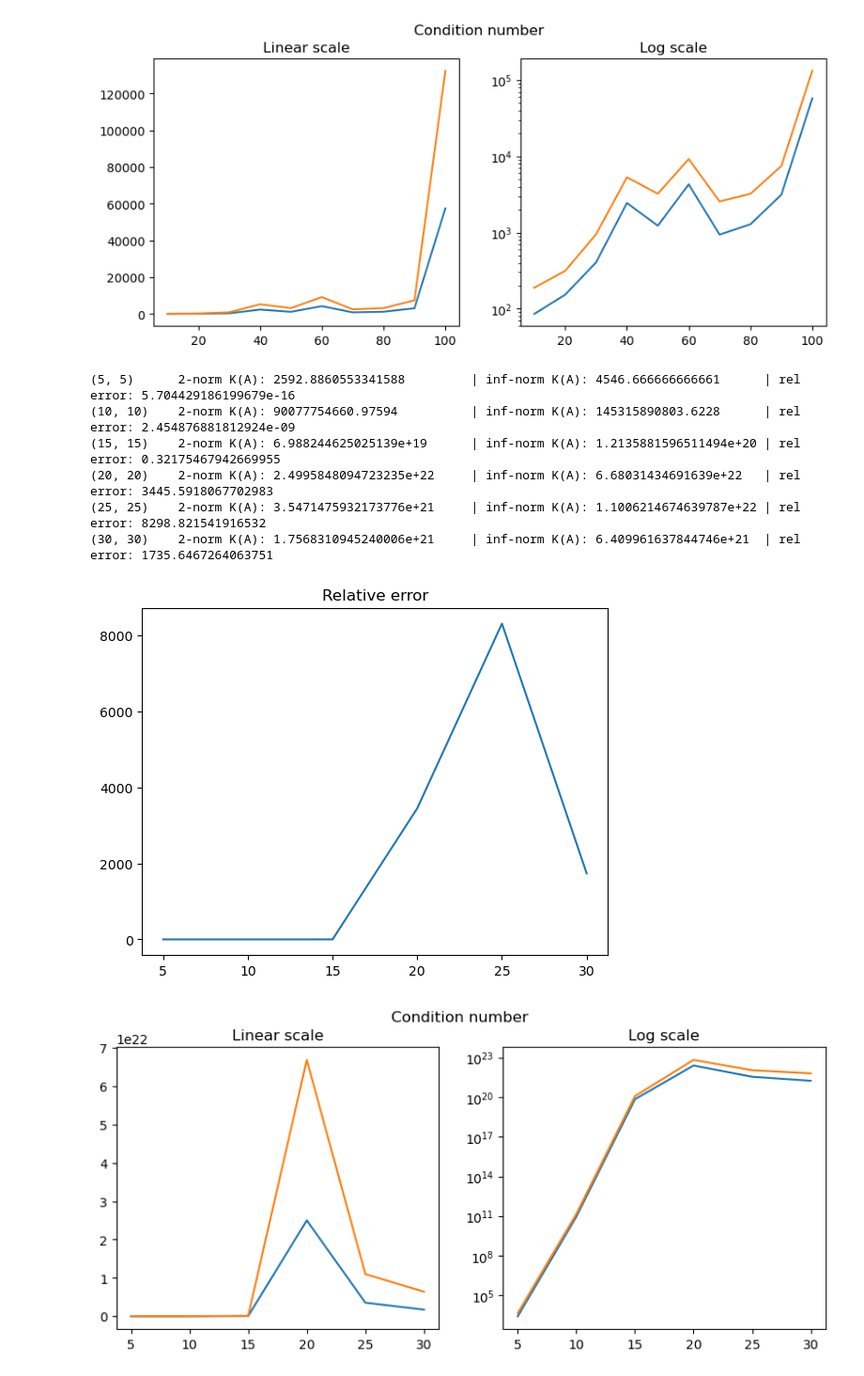
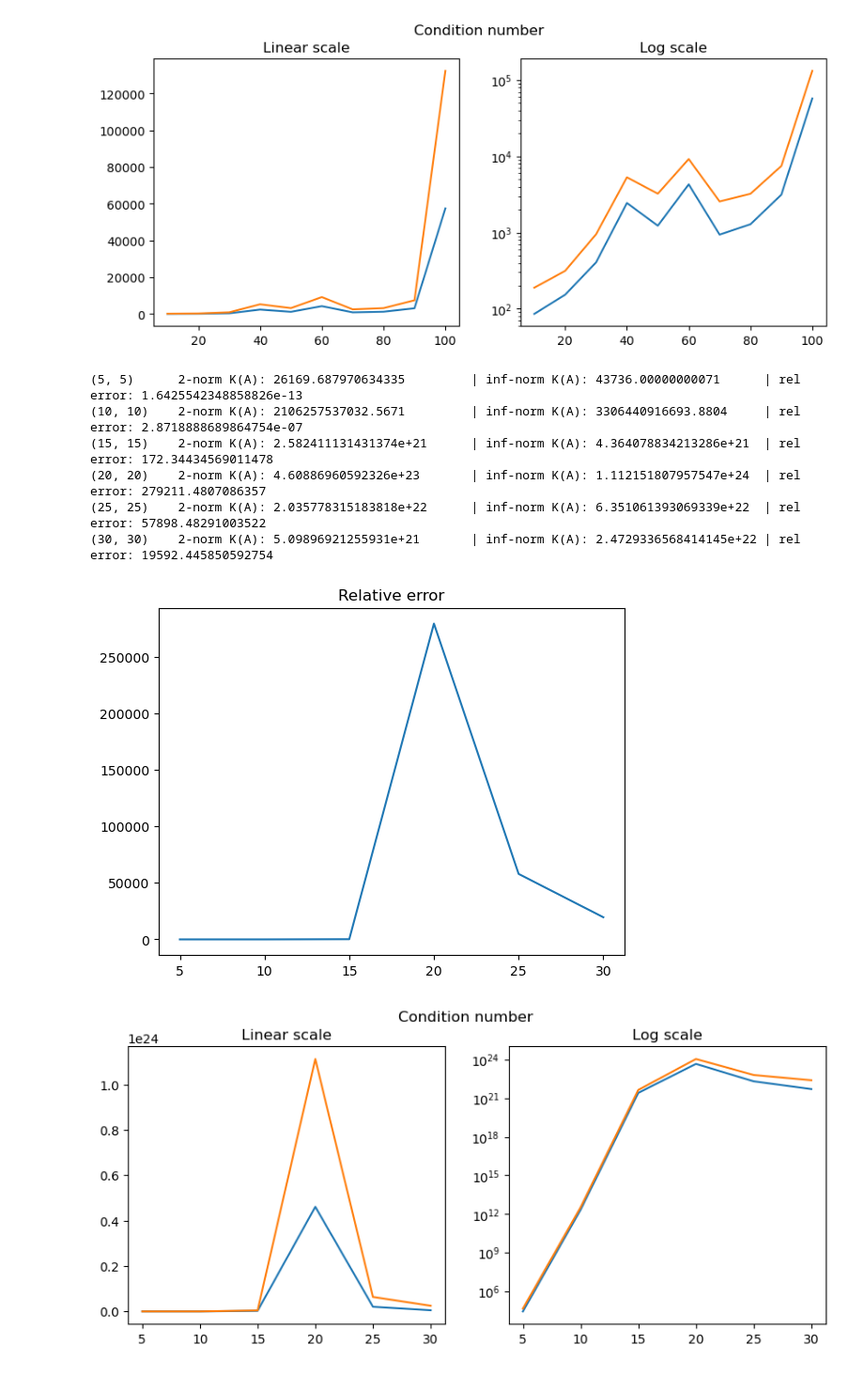
Before and after one commit to NotXia/unibo-smm-homework, a Jupyter notebook: homework1/1_direct_methods.ipynb, the cells around one changed output. Shown: that part at 94% size. Saved outputs shown, nothing was run; the diff lists cells and outputs as text; code cells hidden in the pictures.

Commit message:
Fix wrong range

```diff
--- a/homework1/1_direct_methods.ipynb
+++ b/homework1/1_direct_methods.ipynb
@@ -69,16 +69,16 @@ evaluate([np.random.rand(n, n) for n in range(10, 101, 10)])
 [figure]
 [figure]
 # %%
-evaluate([np.vander(range(n)) for n in range(5, 31, 5)])
+evaluate([np.vander(np.arange(1, n+1, 1), n) for n in range(5, 31, 5)])
 # %% [output]
-(5, 5)      2-norm K(A): 2592.8860553341588         | inf-norm K(A): 4546.666666666661      | rel error: 5.704429186199679e-16
-(10, 10)    2-norm K(A): 90077754660.97594          | inf-norm K(A): 145315890803.6228      | rel error: 2.454876881812924e-09
-(15, 15)    2-norm K(A): 6.988244625025139e+19      | inf-norm K(A): 1.2135881596511494e+20 | rel error: 0.32175467942669955
-(20, 20)    2-norm K(A): 2.4995848094723235e+22     | inf-norm K(A): 6.68031434691639e+22   | rel error: 3445.5918067702983
-(25, 25)    2-norm K(A): 3.5471475932173776e+21     | inf-norm K(A): 1.1006214674639787e+22 | rel error: 8298.821541916532
-(30, 30)    2-norm K(A): 1.7568310945240006e+21     | inf-norm K(A): 6.409961637844746e+21  | rel error: 1735.6467264063751
+(5, 5)      2-norm K(A): 26169.687970634335         | inf-norm K(A): 43736.00000000071      | rel error: 1.6425542348858826e-13
+(10, 10)    2-norm K(A): 2106257537032.5671         | inf-norm K(A): 3306440916693.8804     | rel error: 2.8718888689864754e-07
+(15, 15)    2-norm K(A): 2.582411131431374e+21      | inf-norm K(A): 4.364078834213286e+21  | rel error: 172.34434569011478
+(20, 20)    2-norm K(A): 4.60886960592326e+23       | inf-norm K(A): 1.112151807957547e+24  | rel error: 279211.4807086357
+(25, 25)    2-norm K(A): 2.035778315183818e+22      | inf-norm K(A): 6.351061393069339e+22  | rel error: 57898.48291003522
+(30, 30)    2-norm K(A): 5.09896921255931e+21       | inf-norm K(A): 2.4729336568414145e+22 | rel error: 19592.445850592754
-[figure, old version]
+[figure, new version]
-[figure, old version]
+[figure, new version]
 # %%
 evaluate([scipy.linalg.hilbert(n) for n in range(4, 13, 1)])
 # %% [output]
```
